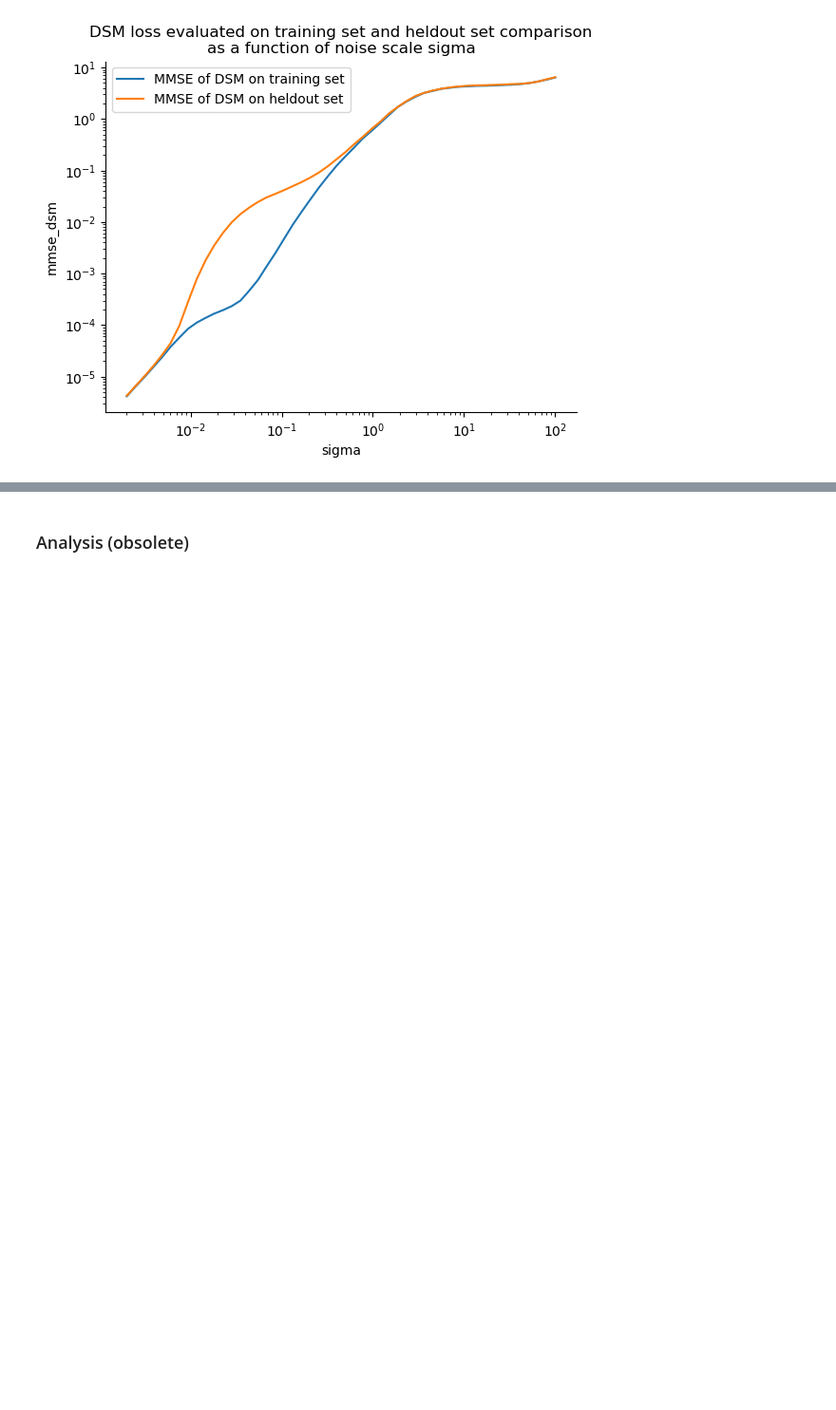
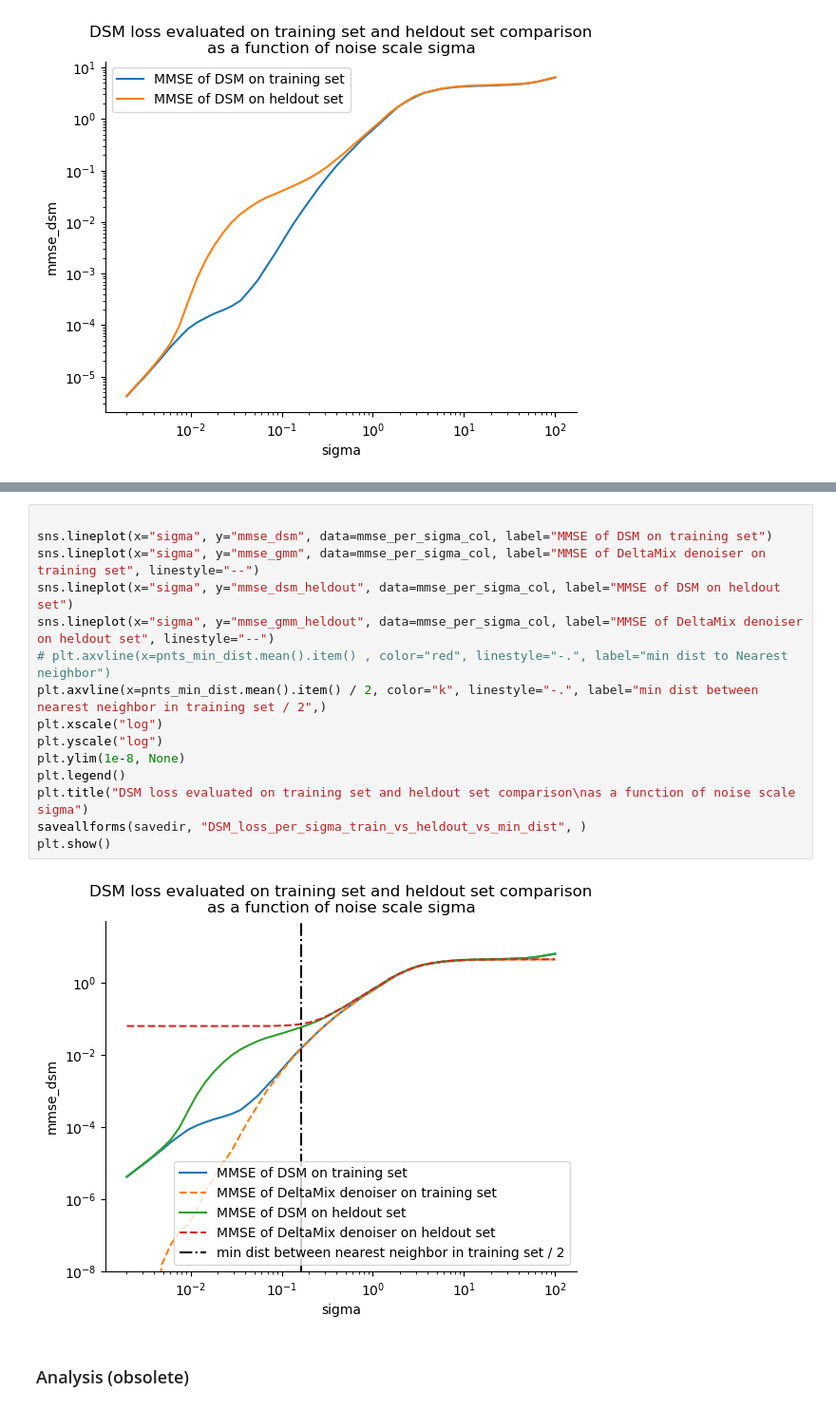
Before and after one commit to Animadversio/DiffusionMemorizationPhaseTrans, a Jupyter notebook: notebook/20260110_DSM_memorization_track.ipynb, the cells around one changed output, grey strips where cells are left out. Shown at 95% size. Drawn from its saved outputs; the diff is of its cells as text; blank space fills up the shorter version.

```diff
--- a/notebook/20260110_DSM_memorization_track.ipynb
+++ b/notebook/20260110_DSM_memorization_track.ipynb
@@ -757,3 +773,20 @@ plt.show()
+# %%
+
+sns.lineplot(x="sigma", y="mmse_dsm", data=mmse_per_sigma_col, label="MMSE of DSM on training set")
+sns.lineplot(x="sigma", y="mmse_gmm", data=mmse_per_sigma_col, label="MMSE of DeltaMix denoiser on training set", linestyle="--")
+sns.lineplot(x="sigma", y="mmse_dsm_heldout", data=mmse_per_sigma_col, label="MMSE of DSM on heldout set")
+sns.lineplot(x="sigma", y="mmse_gmm_heldout", data=mmse_per_sigma_col, label="MMSE of DeltaMix denoiser on heldout set", linestyle="--")
+# plt.axvline(x=pnts_min_dist.mean().item() , color="red", linestyle="-.", label="min dist to Nearest neighbor")
+plt.axvline(x=pnts_min_dist.mean().item() / 2, color="k", linestyle="-.", label="min dist between nearest neighbor in training set / 2",)
+plt.xscale("log")
+plt.yscale("log")
+plt.ylim(1e-8, None)
+plt.legend()
+plt.title("DSM loss evaluated on training set and heldout set comparison\nas a function of noise scale sigma")
+saveallforms(savedir, "DSM_loss_per_sigma_train_vs_heldout_vs_min_dist", )
+plt.show()
+# %% [output]
+[figure, added]
 # %% [markdown]
 ### Analysis (obsolete)
 # %%
```
Also changed, not shown: parts of 2 cells of this notebook.
